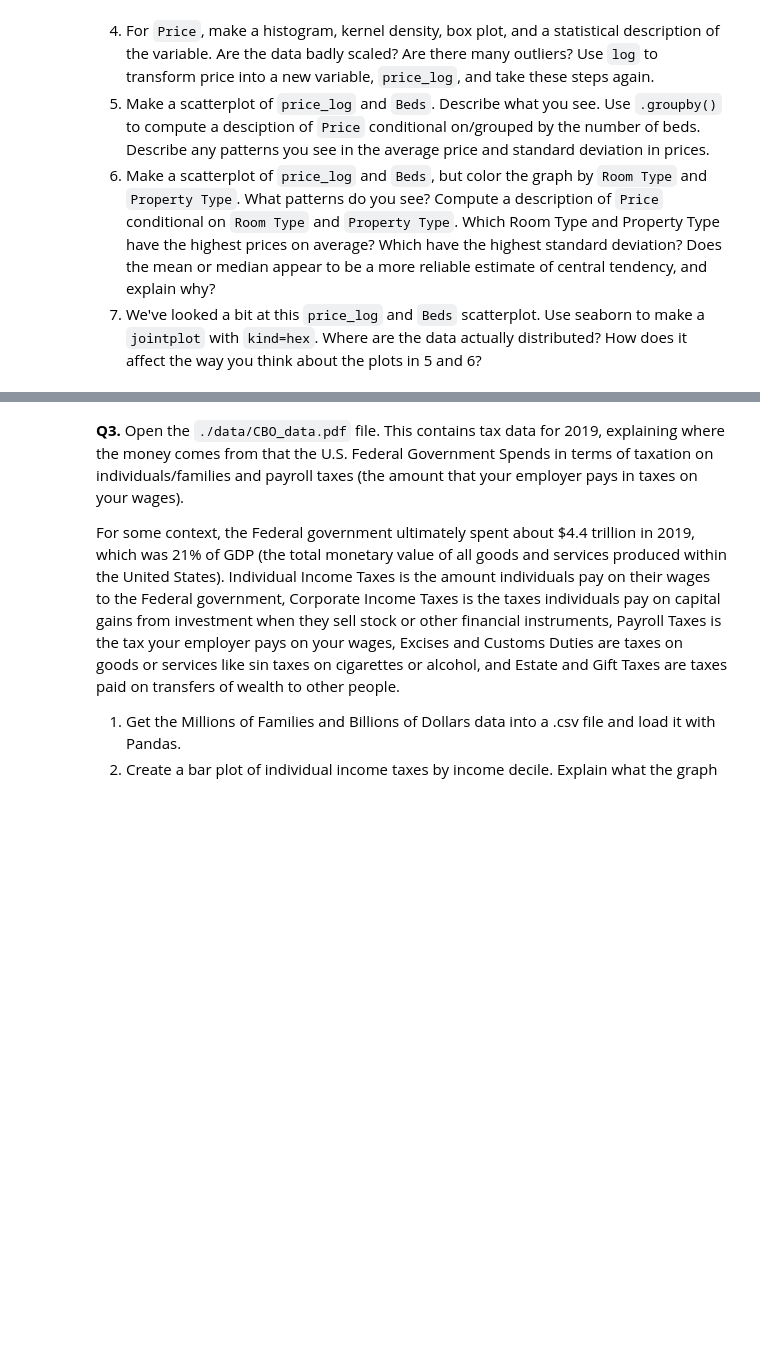
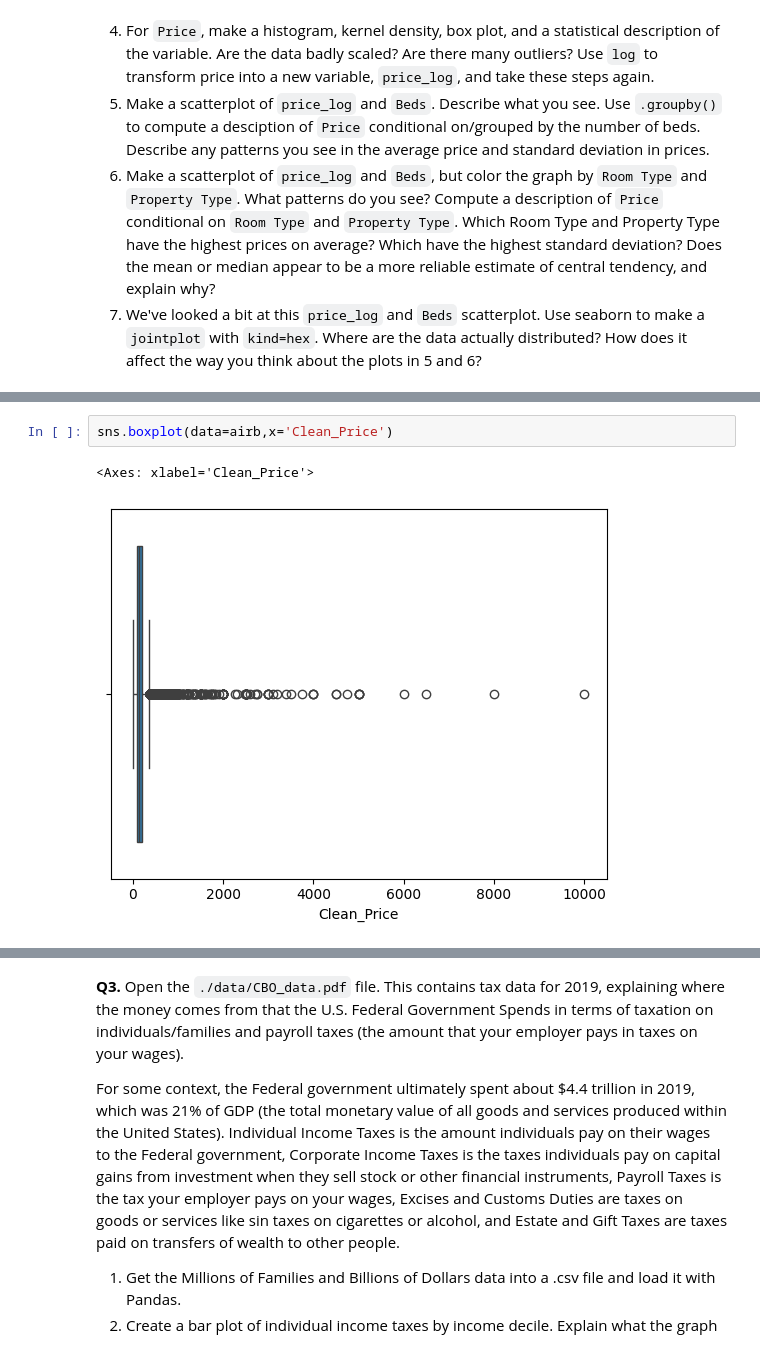
Before and after one commit to Kianjputnam/visualization, a Jupyter notebook: assignment/assignment.ipynb, the cells around one changed output, grey strips where cells are left out. Cells and saved outputs as stored; diff of their text form; blank space fills up the shorter version.

```diff
--- a/assignment/assignment.ipynb
+++ b/assignment/assignment.ipynb
@@ -118,0 +196,5 @@ Name: grad_100_value, dtype: float64
+# %%
+sns.boxplot(data=airb,x='Clean_Price')
+# %% [output]
+<Axes: xlabel='Clean_Price'>
+[figure, added]
```
Also changed, not shown: parts of 15 cells of this notebook.
